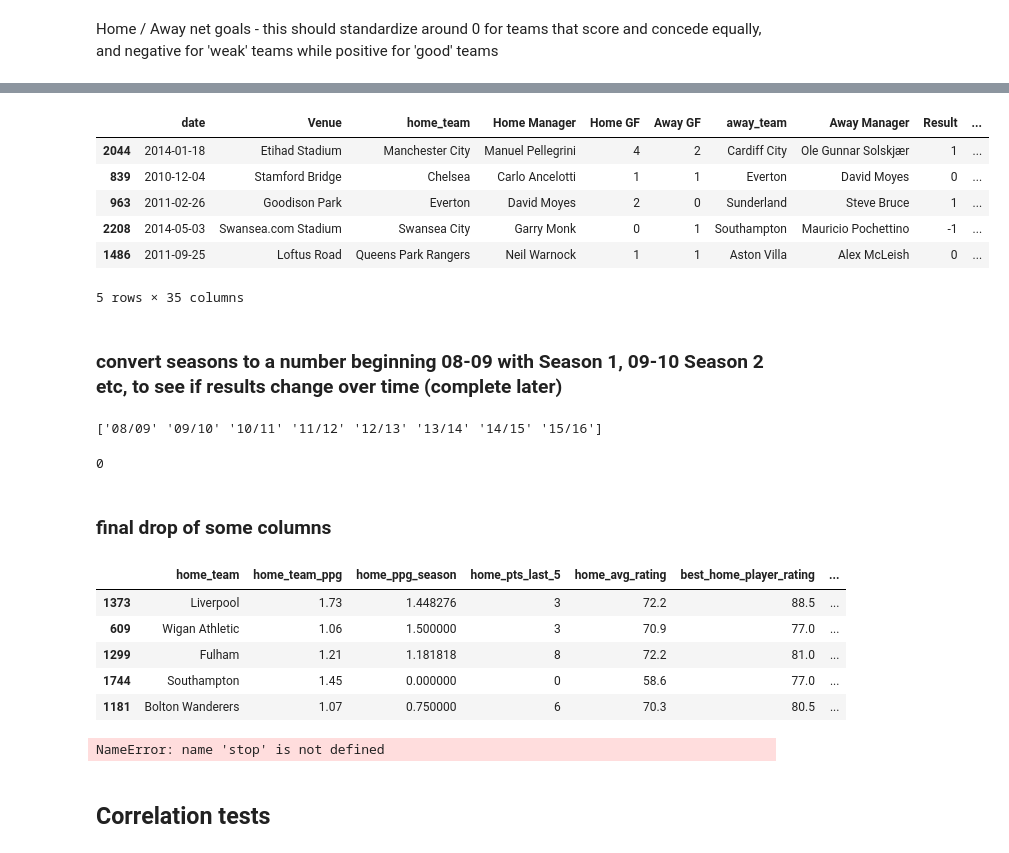
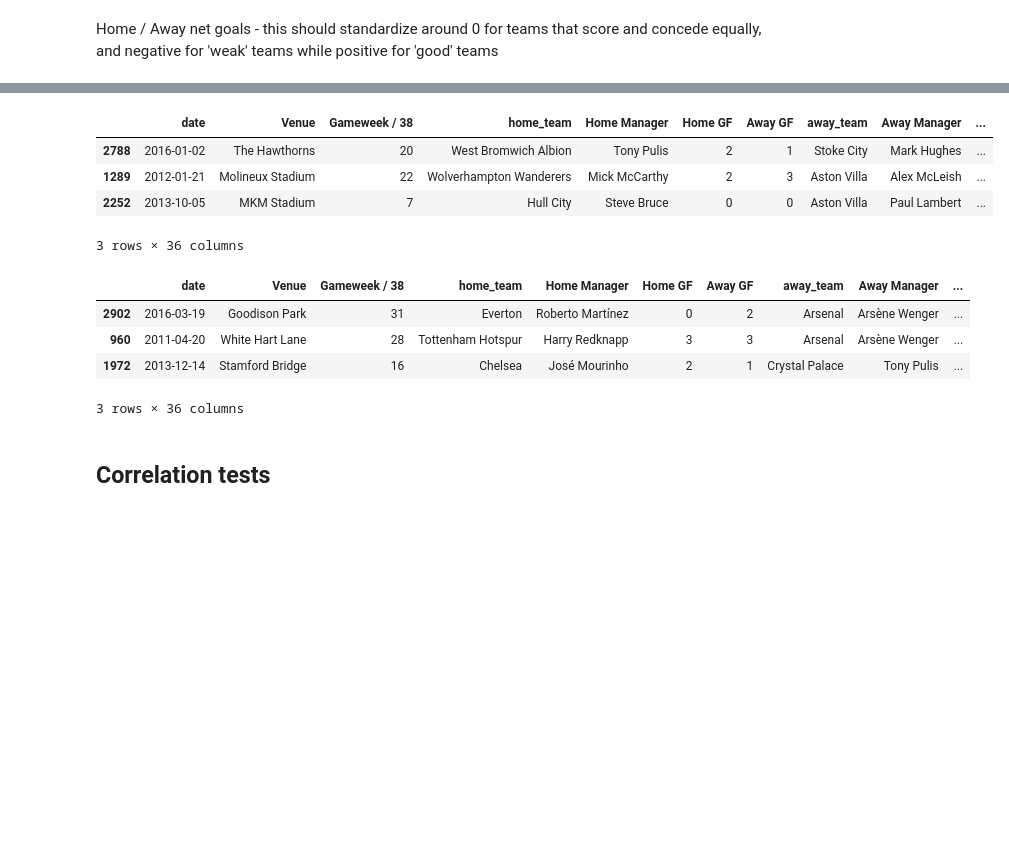
Before and after one commit to tjjdoherty/football-project-mvp, a Jupyter notebook: intro_clean_eda.ipynb, the cells around one changed output, grey strips where cells are left out. Cells and saved outputs as stored; diff of their text form; code cells hidden in the pictures; blank space fills up the shorter version.

Commit message:
cleaning up the notebook

```diff
--- a/intro_clean_eda.ipynb
+++ b/intro_clean_eda.ipynb
@@ -3197,8 +3192,11 @@ Index(['date', 'Venue', 'Gameweek / 38', 'home_team', 'Home Manager',
        'away_avg_GA_per_match'],
       dtype='object')
-# %%
-# drop the Gameweek / 38 column, id, home_total_matches, away_total_matches, year
-prem = prem.drop(['Gameweek / 38', 'id', 'home_total_matches', 'away_total_matches', 'year'], axis=1)
 # %%
+# drop the Gameweek / 38 column, id, home_total_matches, away_total_matches, year
+prem = prem.drop(['id', 'home_total_matches', 'away_total_matches', 'year'], axis=1)
+
 # drop the home/away_player_X columns but NOT the ratings
 prem = prem.drop(prem.filter(regex='^(home|away)_player_[1-9]$|^(home|away)_player_10$|^(home|away)_player_11$').columns, axis=1)
+
+# remove the match detail columns - goal, shoton, shotoff, foulcommit, card, cross, corner, possession, goal_parsed, goal_comments, goal_subtypes
+prem = prem.drop(['goal', 'shoton', 'shotoff', 'foulcommit', 'card', 'cross', 'corner', 'possession', 'goal_parsed', 'goal_comments', 'goal_subtypes'], axis=1)
@@ -3286,11 +3286,11 @@ prem = prem.drop(prem.filter(regex='^(home|away)_player_[1-9]_rating$|^(home|awa
 Home / Away net goals - this should standardize around 0 for teams that score and concede equally, and negative for 'weak' teams while positive for 'good' teams
 # %%
 # create a new net goals column for both teams: home_avg_GS_per_match - home_avg_GA_per_match and away_avg_GS_per_match - away_avg_GA_per_match
-prem['home_net_goals'] = prem['home_avg_GS_per_match'] - prem['home_avg_GA_per_match']
-prem['away_net_goals'] = prem['away_avg_GS_per_match'] - prem['away_avg_GA_per_match']
+prem['home_net_goals'] = prem['home_avg_GF_per_match'] - prem['home_avg_GA_per_match']
+prem['away_net_goals'] = prem['away_avg_GF_per_match'] - prem['away_avg_GA_per_match']
 # %%
 # drop the home_avg_GS_per_match, home_avg_GA_per_match, away_avg_GS_per_match, away_avg_GA_per_match
-prem = prem.drop(['home_avg_GS_per_match', 'home_avg_GA_per_match', 'away_avg_GS_per_match', 'away_avg_GA_per_match'], axis=1)
+prem = prem.drop(['home_avg_GF_per_match', 'home_avg_GA_per_match', 'away_avg_GF_per_match', 'away_avg_GA_per_match'], axis=1)
 # %%
 prem.columns
 # %% [output]
@@ -3305,11 +3306,9 @@ Index(['date', 'Venue', 'home_team', 'Home Manager', 'Home GF', 'Away GF',
       dtype='object')
 # %%
-prem.sample(5)
+prem.sample(3)
 # %% [output]
-|  | date | Venue | home_team | Home Manager | Home GF | Away GF | away_team | Away Manager | Result | ... |
-| 2044 | 2014-01-18 | Etihad Stadium | Manchester City | Manuel Pellegrini | 4 | 2 | Cardiff City | Ole Gunnar Solskjær | 1 | ... |
-| 839 | 2010-12-04 | Stamford Bridge | Chelsea | Carlo Ancelotti | 1 | 1 | Everton | David Moyes | 0 | ... |
-| 963 | 2011-02-26 | Goodison Park | Everton | David Moyes | 2 | 0 | Sunderland | Steve Bruce | 1 | ... |
-| 2208 | 2014-05-03 | Swansea.com Stadium | Swansea City | Garry Monk | 0 | 1 | Southampton | Mauricio Pochettino | -1 | ... |
-| 1486 | 2011-09-25 | Loftus Road | Queens Park Rangers | Neil Warnock | 1 | 1 | Aston Villa | Alex McLeish | 0 | ... |
+|  | date | Venue | Gameweek / 38 | home_team | Home Manager | Home GF | Away GF | away_team | Away Manager | ... |
+| 2788 | 2016-01-02 | The Hawthorns | 20 | West Bromwich Albion | Tony Pulis | 2 | 1 | Stoke City | Mark Hughes | ... |
+| 1289 | 2012-01-21 | Molineux Stadium | 22 | Wolverhampton Wanderers | Mick McCarthy | 2 | 3 | Aston Villa | Alex McLeish | ... |
+| 2252 | 2013-10-05 | MKM Stadium | 7 | Hull City | Steve Bruce | 0 | 0 | Aston Villa | Paul Lambert | ... |
-5 rows × 35 columns
+3 rows × 36 columns
@@ -3323,2 +3314,0 @@ prem['away_avg_rating'] = prem['away_avg_rating'].round(1)
-# %% [markdown]
-### convert seasons to a number beginning 08-09 with Season 1, 09-10 Season 2 etc, to see if results change over time (complete later)
@@ -3337,10 +3314,0 @@ def season_to_number(season): # convert the season to a number
-# %%
-print(prem['season'].unique())
-# %% [output]
-['08/09' '09/10' '10/11' '11/12' '12/13' '13/14' '14/15' '15/16']
-# %%
-prem['season'].isnull().sum()
-# %% [output]
-0
-# %% [markdown]
-### final drop of some columns
@@ -3356,9 +3327,8 @@ prem = prem.drop('date', axis=1)
 # %%
-prem.sample(5)
+prem.sample(3)
 # %% [output]
-|  | home_team | home_team_ppg | home_ppg_season | home_pts_last_5 | home_avg_rating | best_home_player_rating | ... |
-| 1373 | Liverpool | 1.73 | 1.448276 | 3 | 72.2 | 88.5 | ... |
-| 609 | Wigan Athletic | 1.06 | 1.500000 | 3 | 70.9 | 77.0 | ... |
-| 1299 | Fulham | 1.21 | 1.181818 | 8 | 72.2 | 81.0 | ... |
-| 1744 | Southampton | 1.45 | 0.000000 | 0 | 58.6 | 77.0 | ... |
-| 1181 | Bolton Wanderers | 1.07 | 0.750000 | 6 | 70.3 | 80.5 | ... |
+|  | date | Venue | Gameweek / 38 | home_team | Home Manager | Home GF | Away GF | away_team | Away Manager | ... |
+| 2902 | 2016-03-19 | Goodison Park | 31 | Everton | Roberto Martínez | 0 | 2 | Arsenal | Arsène Wenger | ... |
+| 960 | 2011-04-20 | White Hart Lane | 28 | Tottenham Hotspur | Harry Redknapp | 3 | 3 | Arsenal | Arsène Wenger | ... |
+| 1972 | 2013-12-14 | Stamford Bridge | 16 | Chelsea | José Mourinho | 2 | 1 | Crystal Palace | Tony Pulis | ... |
+3 rows × 36 columns
@@ -3371,8 +3335,3 @@ prem['away_ppg_season'] = prem['away_ppg_season'].round(2)
-# %%
-## This is a stop cell for the notebook when I click Run all, the dataframe is now ready for the model build.
-stop
-# %% [output]
-NameError: name 'stop' is not defined
 # %% [markdown]
 ## Correlation tests
 # %%
```
Also changed, not shown: parts of 50 cells of this notebook.
